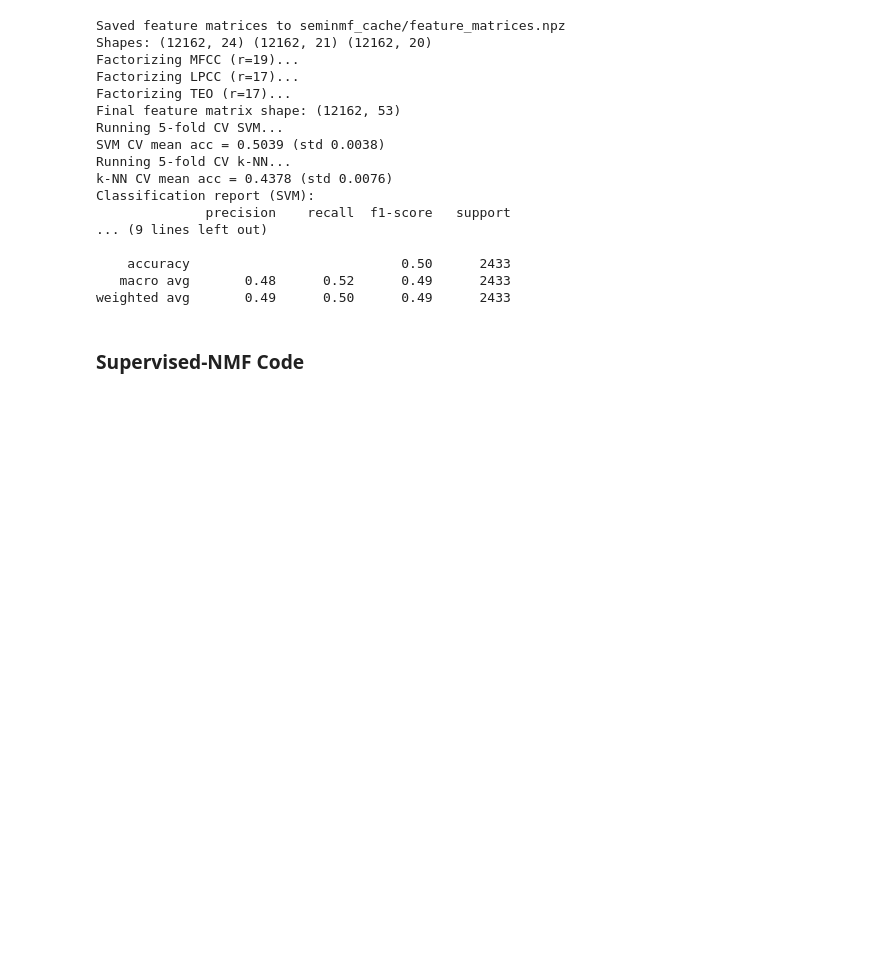
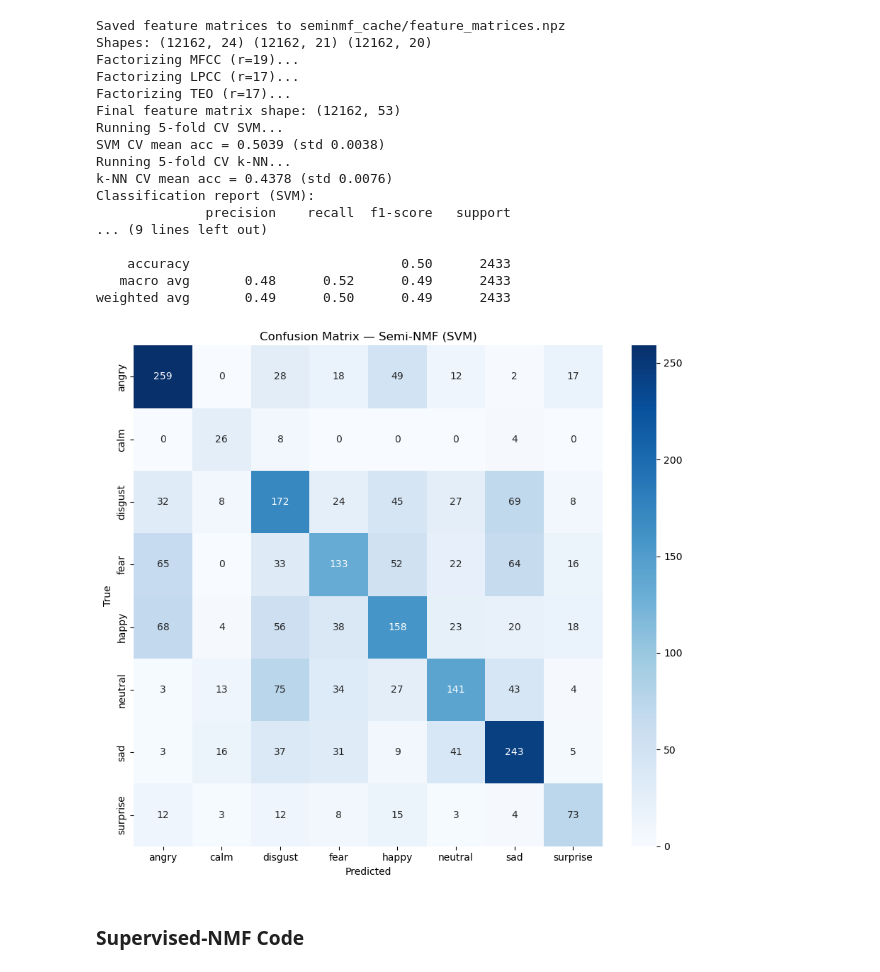
Before and after one commit to adrianwclement/speech-emotion-recognition, a Jupyter notebook: project.ipynb, the cells around one changed output. Cells and saved outputs as stored; diff of their text form; code cells hidden in the pictures; blank space fills up the shorter version.

Commit message:
Created confusion matrices

```diff
--- a/project.ipynb
+++ b/project.ipynb
@@ -607,11 +607,18 @@ def run_paper_pipeline(data_df,
     print("k-NN CV mean acc = %.4f (std %.4f)" % (k_scores.mean(), k_scores.std()))
 
     # final train/test split for a classification report
-    X_train, X_test, y_train, y_test = train_test_split(U_concat, y, test_size=0.2, stratify=y, random_state=0)
+    X_train, X_test, y_train, y_test = train_test_split(
+        U_concat, y, test_size=0.2, stratify=y, random_state=0
+    )
+
     svm.fit(X_train, y_train)
     y_pred = svm.predict(X_test)
+
     print("Classification report (SVM):")
     print(classification_report(y_test, y_pred, target_names=le.classes_))
+
+    # ---- Compute Confusion Matrix ----
+    cm = confusion_matrix(y_test, y_pred)
 
     return {
         'U_concat': U_concat,
@@ -619,7 +626,9 @@ def run_paper_pipeline(data_df,
         'le': le,
         'svm_cv': s_scores,
         'knn_cv': k_scores,
-        'svm_model': svm
+        'svm_model': svm,
+        'cm': cm,
+        'cm_labels': le.classes_
     }
 # %%
 # ------------------ Run semi-NMF variant ------------------
@@ -642,6 +651,32 @@ Classification report (SVM):
     accuracy                           0.50      2433
    macro avg       0.48      0.52      0.49      2433
 weighted avg       0.49      0.50      0.49      2433
+# %%
+# ---------------------------
+# Confusion Matrix
+# ---------------------------
+import matplotlib.pyplot as plt
+import seaborn as sns
+
+cm = results_seminmf['cm']
+classes = results_seminmf['cm_labels']
+
+plt.figure(figsize=(9, 8))
+sns.heatmap(
+    cm,
+    annot=True,
+    fmt="d",
+    cmap="Blues",
+    xticklabels=classes,
+    yticklabels=classes
+)
+plt.title("Confusion Matrix — Semi-NMF (SVM)")
+plt.xlabel("Predicted")
+plt.ylabel("True")
+plt.tight_layout()
+plt.show()
+# %% [output]
+[figure, added]
 # %% [markdown]
 ### **Supervised-NMF Code**
 # %%
```
Also changed, not shown: parts of 1 cell of this notebook.
